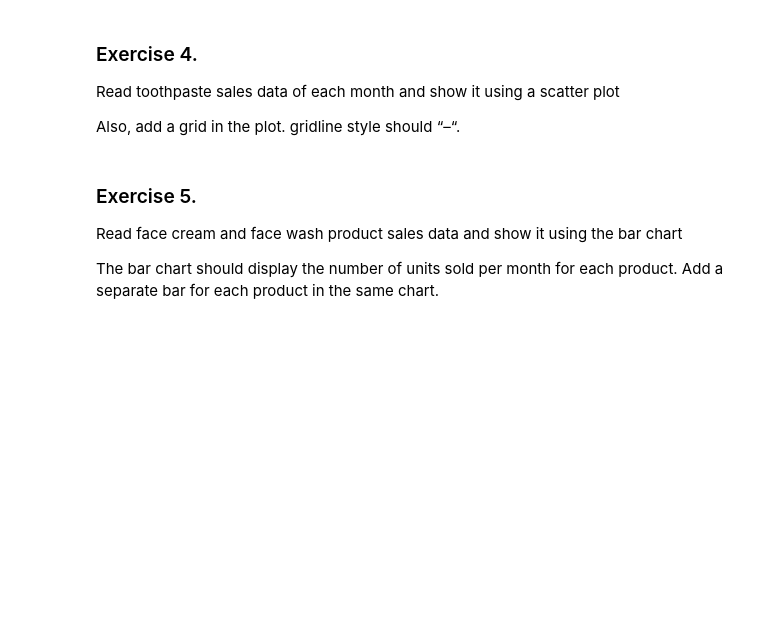
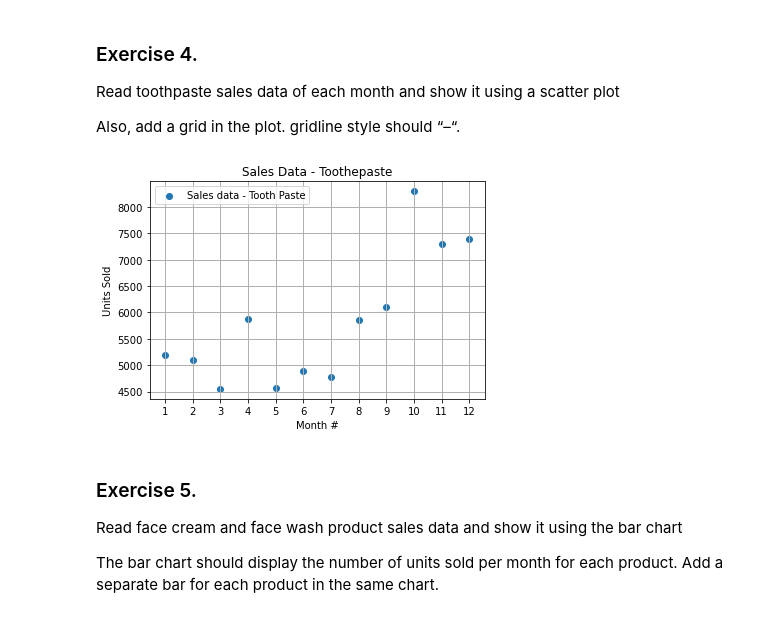
Before and after one commit to straightupcoding/Tech-Talent-South-Repository, a Jupyter notebook: Python_1/TTS.DS.06.2021/17-Exercises.ipynb, the cells around one changed output. Saved outputs shown, nothing was run; the diff lists cells and outputs as text; code cells hidden in the pictures; blank space fills up the shorter version.

```diff
--- a/Python_1/TTS.DS.06.2021/17-Exercises.ipynb
+++ b/Python_1/TTS.DS.06.2021/17-Exercises.ipynb
@@ -121,6 +121,22 @@ plt.show
 Read toothpaste sales data of each month and show it using a scatter plot
 
 Also, add a grid in the plot. gridline style should “–“.
+# %%
+import pandas as pd
+import matplotlib.pyplot as plt
+data = pd.read_csv(r"C:\Users\aguan\Documents\company_sales_data.csv")
+listOfMonths = data ['month_number'].tolist()
+salesDataForToothepaste = data ['toothpaste'].tolist()
+plt.scatter(listOfMonths, salesDataForToothepaste, label = 'Sales data - Tooth Paste')
+plt.xlabel('Month #')
+plt.ylabel('Units Sold')
+plt.legend(loc='upper left')
+plt.title('Sales Data - Toothepaste')
+plt.xticks(listOfMonths)
+plt.grid(True, linewidth=1, linestyle="-")
+plt.show()
+# %% [output]
+[figure, added]
 # %% [markdown]
 ### Exercise 5.
 
```
Also changed, not shown: parts of 4 cells of this notebook.
